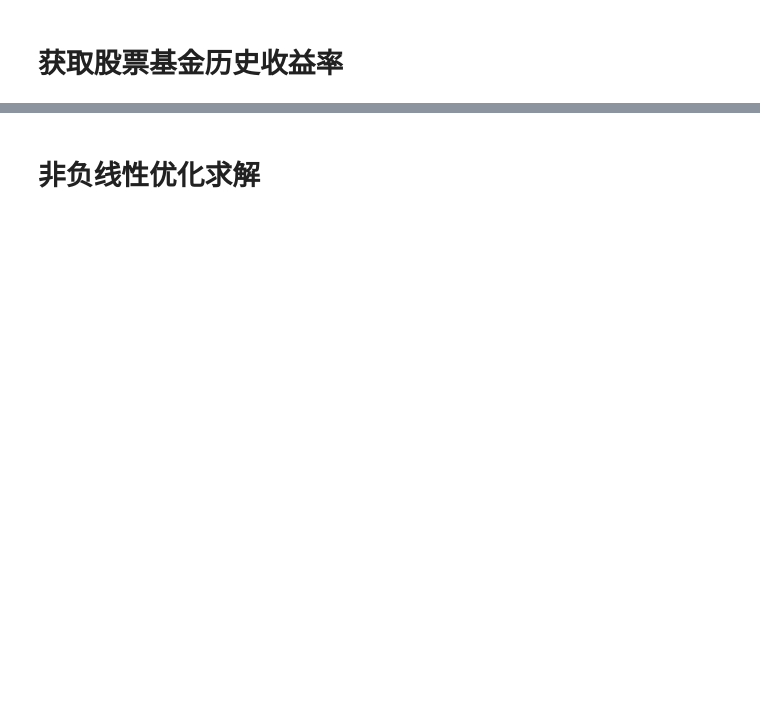
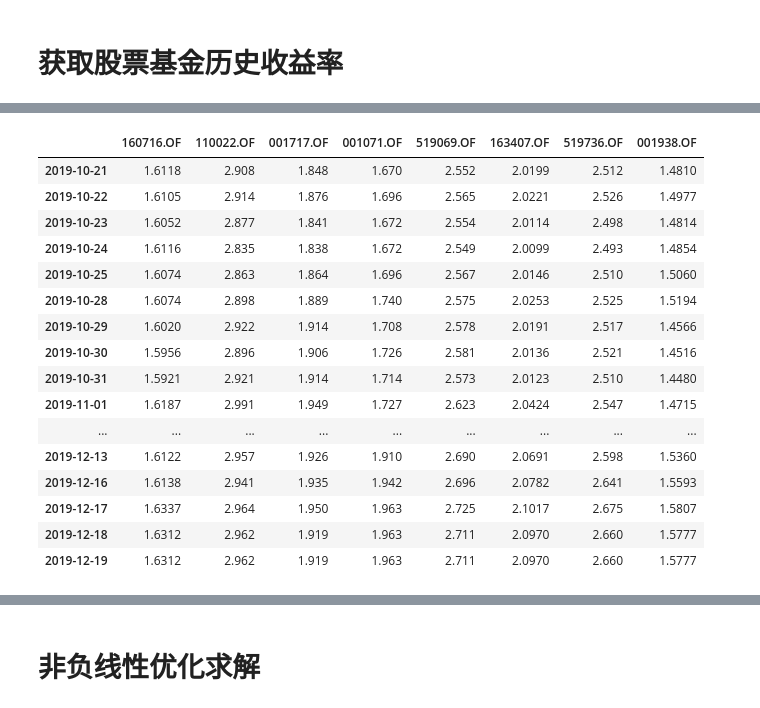
Before and after one commit to sharkwang/FOF-Manager, a Jupyter notebook: notebook/股票基金仓位测算.ipynb, the cells around one changed output, grey strips where cells are left out. Saved outputs shown, nothing was run; the diff lists cells and outputs as text; code cells hidden in the pictures; blank space fills up the shorter version.

```diff
--- a/notebook/股票基金仓位测算.ipynb
+++ b/notebook/股票基金仓位测算.ipynb
@@ -66,6 +69,26 @@ codes
 data = w.wsd(codes, 'nav', start_date, end_date)
 # %%
 fdf = pd.DataFrame(np.array(data.Data).T, index=data.Times, columns=data.Codes)
+# %%
+fdf
+# %% [output]
+|  | 160716.OF | 110022.OF | 001717.OF | 001071.OF | 519069.OF | 163407.OF | 519736.OF | 001938.OF |
+| 2019-10-21 | 1.6118 | 2.908 | 1.848 | 1.670 | 2.552 | 2.0199 | 2.512 | 1.4810 |
+| 2019-10-22 | 1.6105 | 2.914 | 1.876 | 1.696 | 2.565 | 2.0221 | 2.526 | 1.4977 |
+| 2019-10-23 | 1.6052 | 2.877 | 1.841 | 1.672 | 2.554 | 2.0114 | 2.498 | 1.4814 |
+| 2019-10-24 | 1.6116 | 2.835 | 1.838 | 1.672 | 2.549 | 2.0099 | 2.493 | 1.4854 |
+| 2019-10-25 | 1.6074 | 2.863 | 1.864 | 1.696 | 2.567 | 2.0146 | 2.510 | 1.5060 |
+| 2019-10-28 | 1.6074 | 2.898 | 1.889 | 1.740 | 2.575 | 2.0253 | 2.525 | 1.5194 |
+| 2019-10-29 | 1.6020 | 2.922 | 1.914 | 1.708 | 2.578 | 2.0191 | 2.517 | 1.4566 |
+| 2019-10-30 | 1.5956 | 2.896 | 1.906 | 1.726 | 2.581 | 2.0136 | 2.521 | 1.4516 |
+| 2019-10-31 | 1.5921 | 2.921 | 1.914 | 1.714 | 2.573 | 2.0123 | 2.510 | 1.4480 |
+| 2019-11-01 | 1.6187 | 2.991 | 1.949 | 1.727 | 2.623 | 2.0424 | 2.547 | 1.4715 |
+| ... | ... | ... | ... | ... | ... | ... | ... | ... |
+| 2019-12-13 | 1.6122 | 2.957 | 1.926 | 1.910 | 2.690 | 2.0691 | 2.598 | 1.5360 |
+| 2019-12-16 | 1.6138 | 2.941 | 1.935 | 1.942 | 2.696 | 2.0782 | 2.641 | 1.5593 |
+| 2019-12-17 | 1.6337 | 2.964 | 1.950 | 1.963 | 2.725 | 2.1017 | 2.675 | 1.5807 |
+| 2019-12-18 | 1.6312 | 2.962 | 1.919 | 1.963 | 2.711 | 2.0970 | 2.660 | 1.5777 |
+| 2019-12-19 | 1.6312 | 2.962 | 1.919 | 1.963 | 2.711 | 2.0970 | 2.660 | 1.5777 |
 # %%
 fdf = fdf.dropna(axis=1)
 # %%
```
Also changed, not shown: parts of 9 cells of this notebook, 7 other files.
